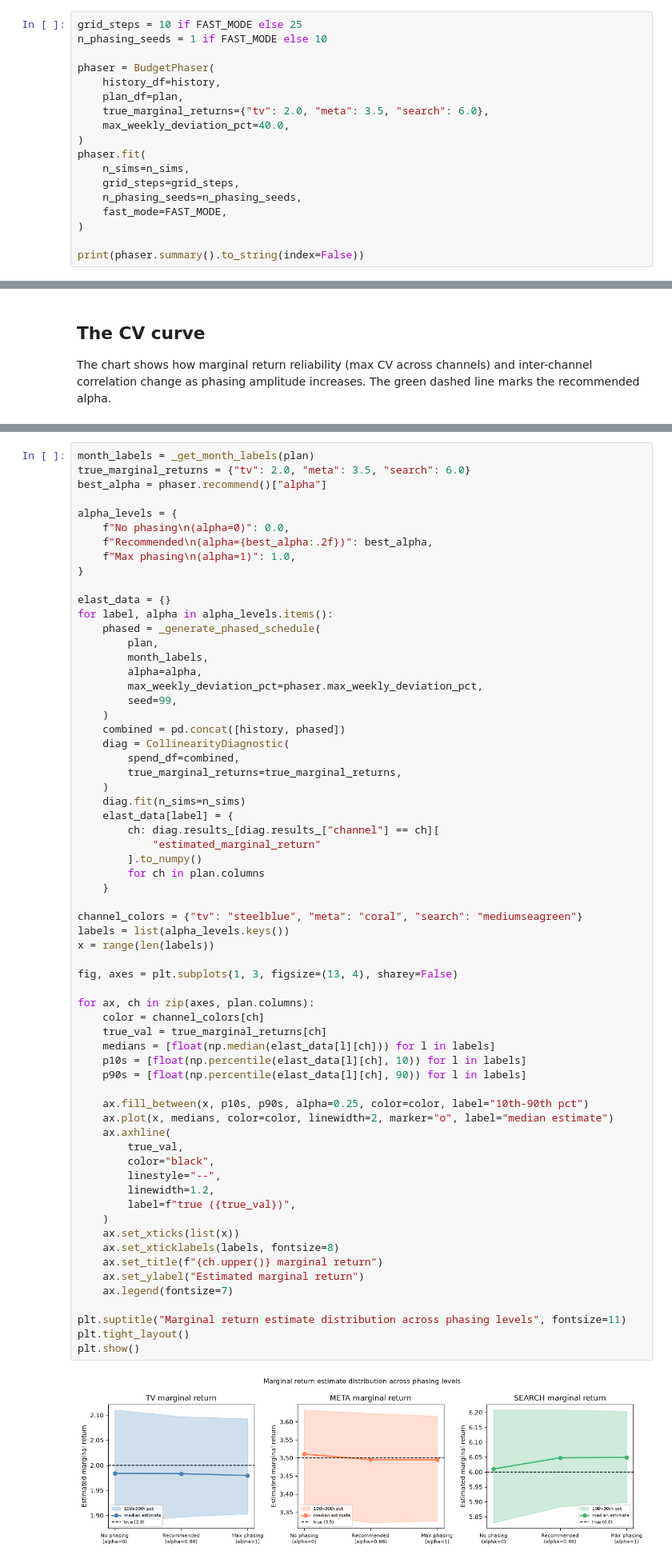
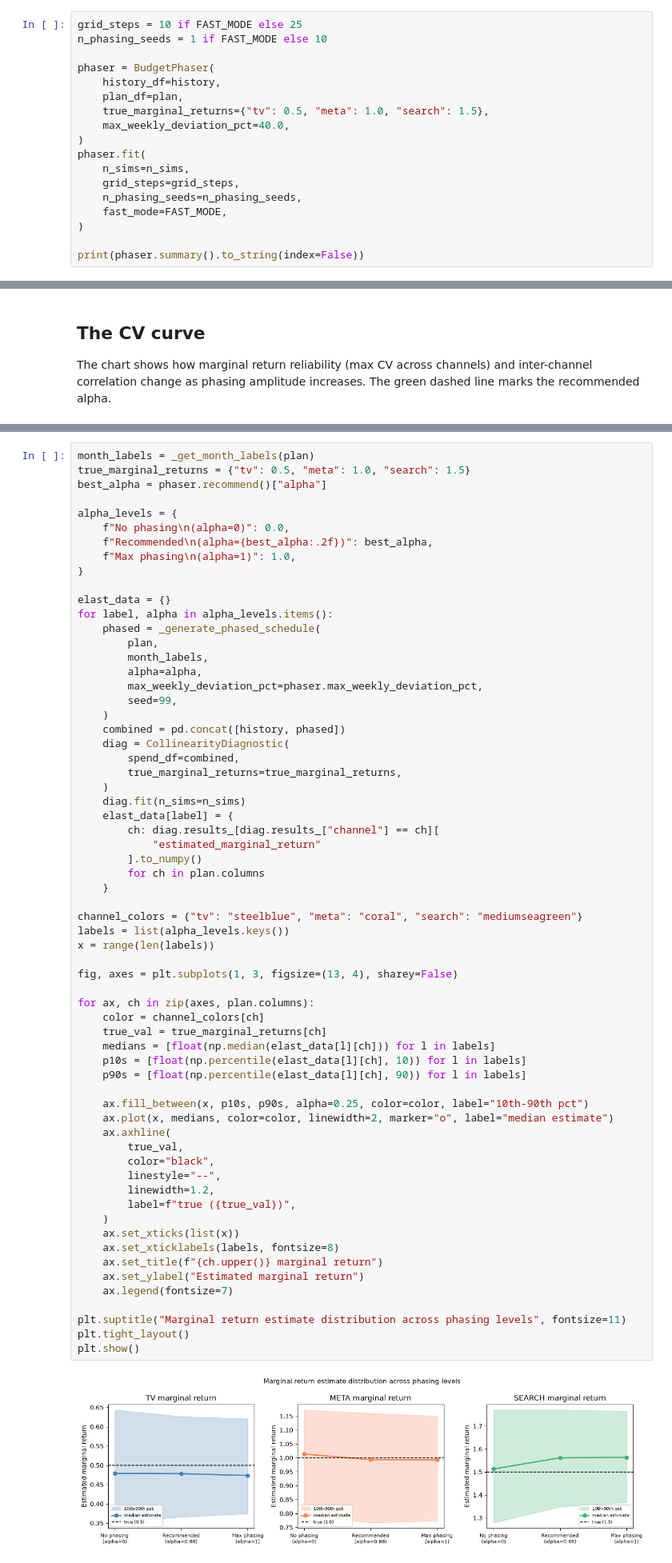
Before and after one commit to raz1470/how_wrong_is_your_mmm, a Jupyter notebook: notebooks/02_phaser_walkthrough.ipynb, the cells around one changed output, grey strips where cells are left out. Shown at 80% size. Cells and saved outputs as stored; diff of their text form.

```diff
--- a/notebooks/02_phaser_walkthrough.ipynb
+++ b/notebooks/02_phaser_walkthrough.ipynb
@@ -103,7 +103,7 @@ n_phasing_seeds = 1 if FAST_MODE else 10
 phaser = BudgetPhaser(
     history_df=history,
     plan_df=plan,
-    true_marginal_returns={"tv": 2.0, "meta": 3.5, "search": 6.0},
+    true_marginal_returns={"tv": 0.5, "meta": 1.0, "search": 1.5},
     max_weekly_deviation_pct=40.0,
 )
 phaser.fit(
@@ -194,7 +194,7 @@ CV is a useful metric, but this chart makes the improvement tangible. We run `Co
 Narrower spread = more reliable model.
 # %%
 month_labels = _get_month_labels(plan)
-true_marginal_returns = {"tv": 2.0, "meta": 3.5, "search": 6.0}
+true_marginal_returns = {"tv": 0.5, "meta": 1.0, "search": 1.5}
 best_alpha = phaser.recommend()["alpha"]
 
 alpha_levels = {
@@ -230,34 +230,34 @@ labels = list(alpha_levels.keys())
 x = range(len(labels))
 
 fig, axes = plt.subplots(1, 3, figsize=(13, 4), sharey=False)
 
 for ax, ch in zip(axes, plan.columns):
     color = channel_colors[ch]
     true_val = true_marginal_returns[ch]
     medians = [float(np.median(elast_data[l][ch])) for l in labels]
     p10s = [float(np.percentile(elast_data[l][ch], 10)) for l in labels]
     p90s = [float(np.percentile(elast_data[l][ch], 90)) for l in labels]
 
     ax.fill_between(x, p10s, p90s, alpha=0.25, color=color, label="10th-90th pct")
     ax.plot(x, medians, color=color, linewidth=2, marker="o", label="median estimate")
     ax.axhline(
         true_val,
         color="black",
         linestyle="--",
         linewidth=1.2,
         label=f"true ({true_val})",
     )
     ax.set_xticks(list(x))
     ax.set_xticklabels(labels, fontsize=8)
     ax.set_title(f"{ch.upper()} marginal return")
     ax.set_ylabel("Estimated marginal return")
     ax.legend(fontsize=7)
 
 plt.suptitle("Marginal return estimate distribution across phasing levels", fontsize=11)
 plt.tight_layout()
 plt.show()
 # %% [output]
-[figure, old version]
+[figure, new version]
 # %% [markdown]
 ## The recommendation
 # %%
```
Also changed, not shown: parts of 13 cells of this notebook, 21 other files.
